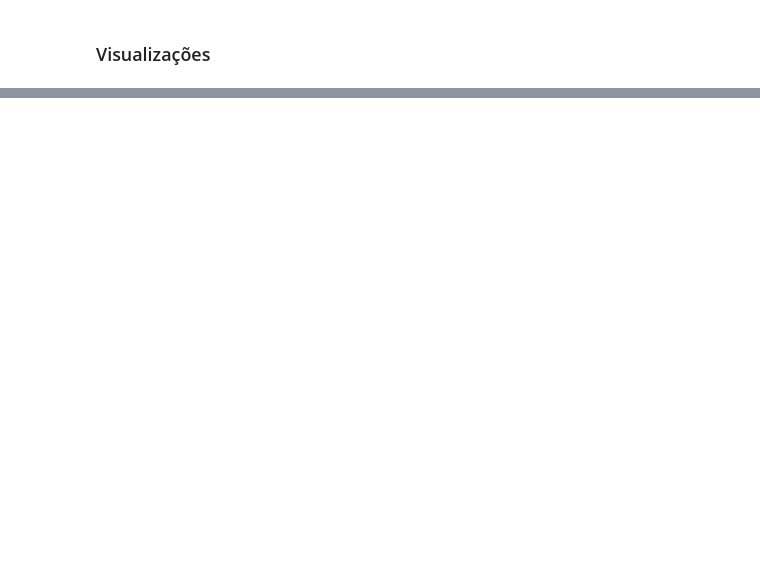
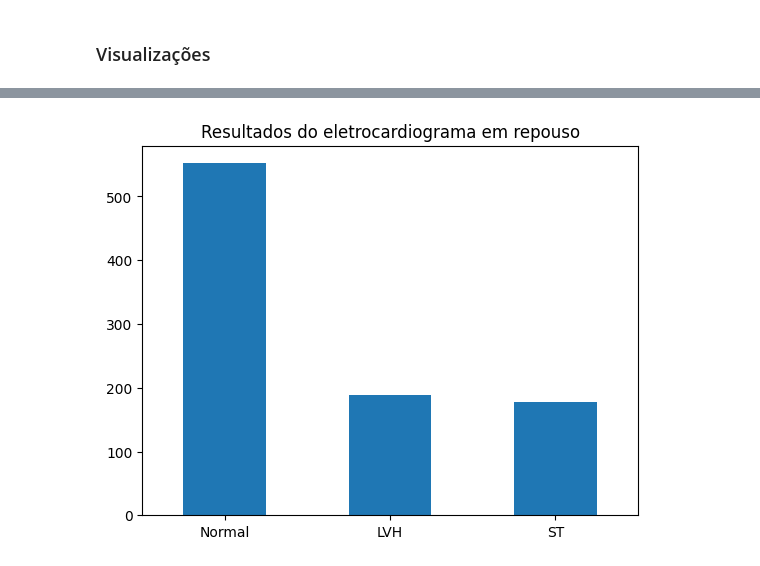
Before and after one commit to marcossiliprandi/MVP_An-lise-de-Dados_Boas-Pr-ticas, a Jupyter notebook: MVP_Doenças_cardiovasculares.ipynb, the cells around one changed output, grey strips where cells are left out. Drawn from its saved outputs; the diff is of its cells as text; code cells hidden in the pictures; blank space fills up the shorter version.

```diff
--- a/MVP_Doenças_cardiovasculares.ipynb
+++ b/MVP_Doenças_cardiovasculares.ipynb
@@ -152,0 +175,10 @@ Ao analisar as medidas estatísticas verifica-se que os pacientes possuem idades
+# %%
+# Visualizando a distribuição do atributo 'RestingECG'
+
+Heart_Disease['RestingECG'].value_counts().plot.bar()
+plt.xlabel(None)
+plt.xticks(rotation=360)
+plt.title('Resultados do eletrocardiograma em repouso')
+plt.show()
+# %% [output]
+[figure, added]
```
Also changed, not shown: parts of 22 cells of this notebook.
